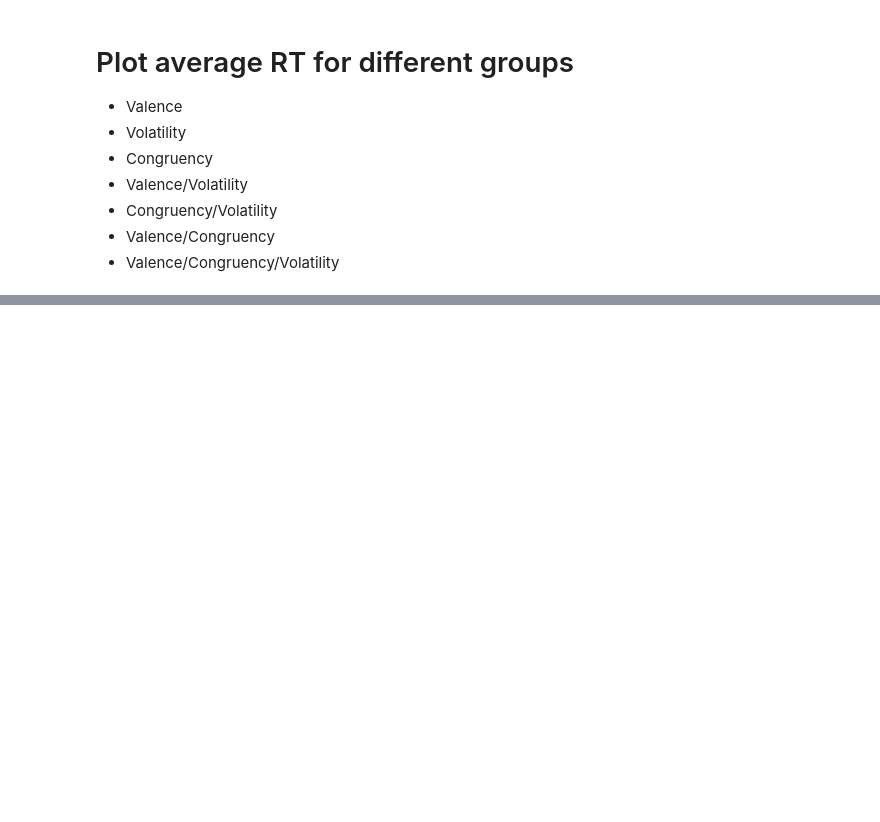
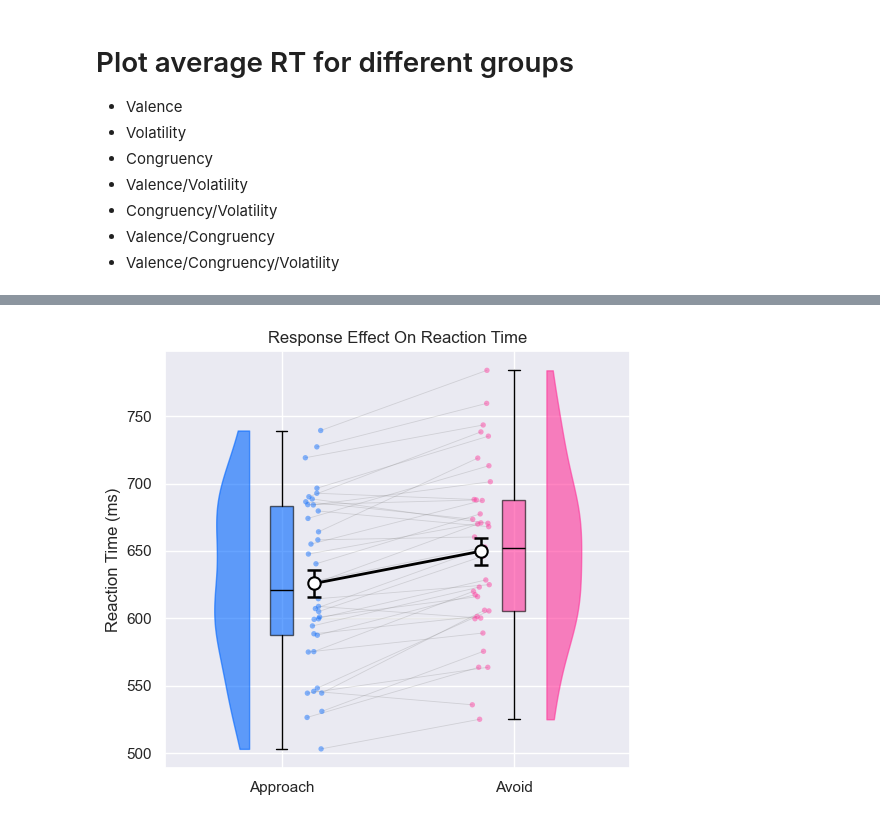
Before and after one commit to KTZ228/phd_1_analysis, a Jupyter notebook: analyses_behavioural/standard parameters/RT_analysis.ipynb, the cells around one changed output, grey strips where cells are left out. Saved outputs shown, nothing was run; the diff lists cells and outputs as text; code cells hidden in the pictures; blank space fills up the shorter version.

```diff
--- a/analyses_behavioural/standard parameters/RT_analysis.ipynb
+++ b/analyses_behavioural/standard parameters/RT_analysis.ipynb
@@ -164,5 +93,0 @@ plt.show()
-# %%
-# Remove non-response trials
-print(combined_results_dataframe)
-combined_results_dataframe = combined_results_dataframe[combined_results_dataframe['response'].notna()]
-print(combined_results_dataframe)
@@ -187,15 +93,0 @@ print(combined_results_dataframe)
-# %%
-# Check a block's congruency
-combined_results_dataframe['congruency'] = combined_results_dataframe.apply(utils.analysis_functions.check_congruency, axis=1)
-
-# Check a block's valence
-combined_results_dataframe['valence'] = combined_results_dataframe.apply(utils.analysis_functions.check_valence, axis=1)
-
-# Check a block's volatility
-combined_results_dataframe = combined_results_dataframe[combined_results_dataframe['probability_condition'] != 50]
-dataframe_with_volatility = combined_results_dataframe.groupby('stimuli_type', group_keys=False).apply(utils.analysis_functions.check_volatility)
-dataframe_with_volatility = dataframe_with_volatility.sort_values(by=['subject_id', 'session', 'stimuli_type', 'trial'], ascending=[True, True, True, True])
-dataframe_with_volatility.reset_index(drop=True, inplace=True)
-print(dataframe_with_volatility)
-
-dataframe_without_volatility = combined_results_dataframe
@@ -853,0 +105,26 @@ plt.show()
+# %%
+# Single-pass aggregation & reshape
+combined_results_pivoted = (
+    combined_results_dataframe
+    .pivot_table(
+        index=['subject_id', 'session'],
+        columns='response',
+        values='RT_ms',
+        aggfunc='mean'
+    )
+    .reset_index()
+)
+combined_results_pivoted = combined_results_pivoted.rename_axis(None, axis=1)
+
+# Plot the two groups using a raincloud plot
+utils.plotting_functions.paired_raincloud(
+    combined_results_pivoted,
+    columns=['approach', 'avoid'],
+    labels=['Approach', 'Avoid'],
+    flip=['left','right'],
+    output_dir=output_dir,
+    ylabel_name='reaction time (ms)',
+    plot_name='response effect on reaction time'
+);
+# %% [output]
+[figure, added]
```
Also changed, not shown: parts of 23 cells of this notebook, 14 other files.
